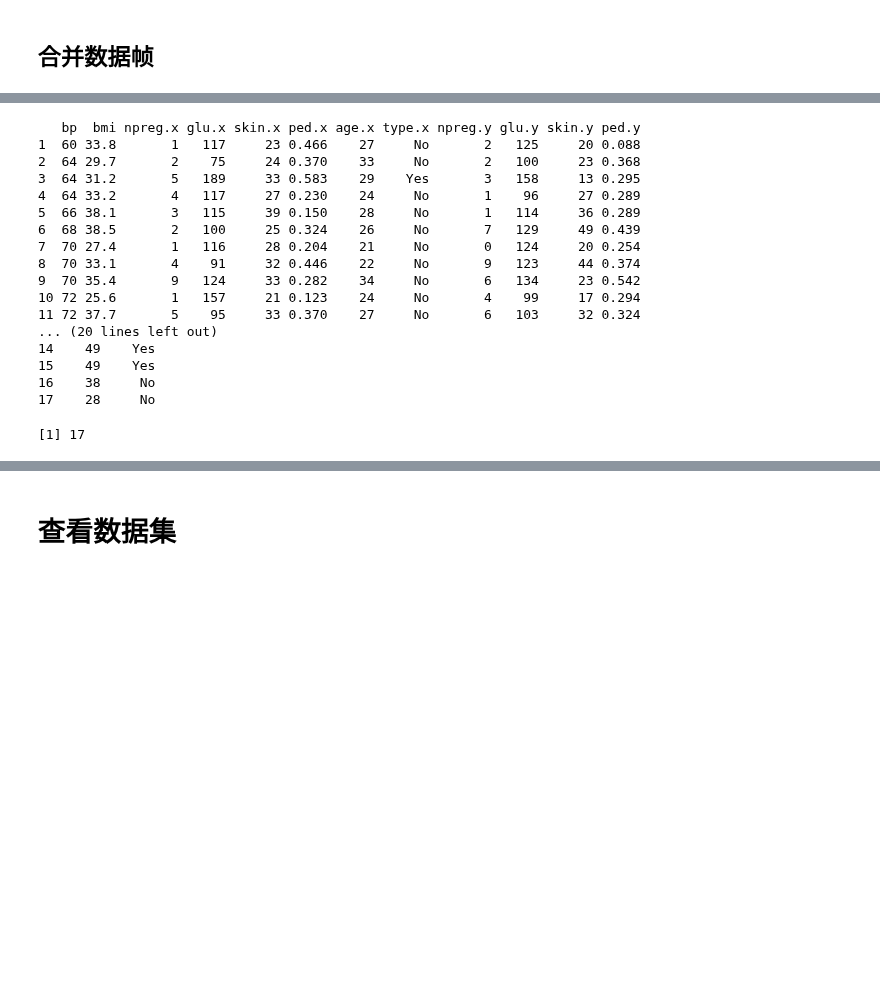
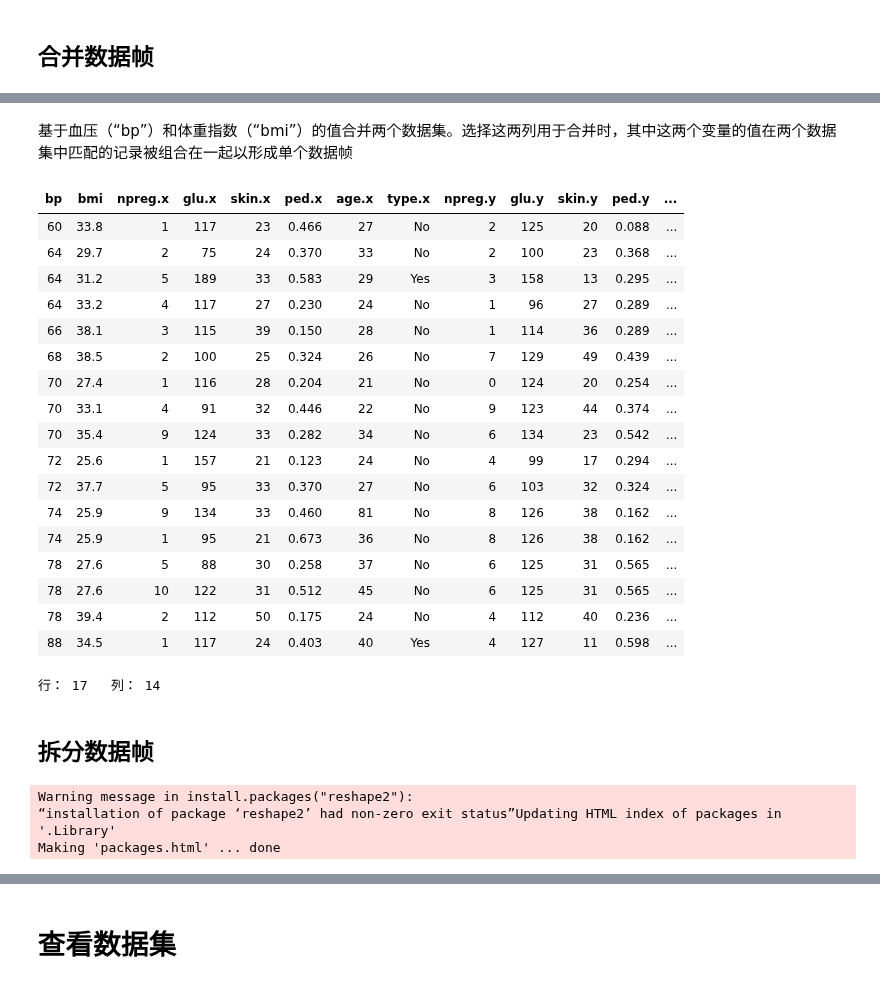
Before and after one commit to Sanningw/ML-and-DL, a Jupyter notebook: math/Statistics/R_data_concate.ipynb, the cells around one changed output, grey strips where cells are left out. Saved outputs shown, nothing was run; the diff lists cells and outputs as text; code cells hidden in the pictures; blank space fills up the shorter version.

```diff
--- a/math/Statistics/R_data_concate.ipynb
+++ b/math/Statistics/R_data_concate.ipynb
@@ -53,27 +72,38 @@ all.addresses
+# %% [markdown]
+基于血压（“bp”）和体重指数（“bmi”）的值合并两个数据集。选择这两列用于合并时，其中这两个变量的值在两个数据集中匹配的记录被组合在一起以形成单个数据帧
 # %%
 library(MASS)
 merged.Pima = merge(x = Pima.te, y = Pima.tr,
    by.x = c("bp", "bmi"),
    by.y = c("bp", "bmi")
 )
-print(merged.Pima)
-nrow(merged.Pima)
+merged.Pima
+cat("行：", nrow(merged.Pima), "\t列：", ncol(merged.Pima))
 # %% [output]
+| bp | bmi | npreg.x | glu.x | skin.x | ped.x | age.x | type.x | npreg.y | glu.y | skin.y | ped.y | ... |
+| 60 | 33.8 | 1 | 117 | 23 | 0.466 | 27 | No | 2 | 125 | 20 | 0.088 | ... |
+| 64 | 29.7 | 2 | 75 | 24 | 0.370 | 33 | No | 2 | 100 | 23 | 0.368 | ... |
+| 64 | 31.2 | 5 | 189 | 33 | 0.583 | 29 | Yes | 3 | 158 | 13 | 0.295 | ... |
+| 64 | 33.2 | 4 | 117 | 27 | 0.230 | 24 | No | 1 | 96 | 27 | 0.289 | ... |
+| 66 | 38.1 | 3 | 115 | 39 | 0.150 | 28 | No | 1 | 114 | 36 | 0.289 | ... |
+| 68 | 38.5 | 2 | 100 | 25 | 0.324 | 26 | No | 7 | 129 | 49 | 0.439 | ... |
+| 70 | 27.4 | 1 | 116 | 28 | 0.204 | 21 | No | 0 | 124 | 20 | 0.254 | ... |
+| 70 | 33.1 | 4 | 91 | 32 | 0.446 | 22 | No | 9 | 123 | 44 | 0.374 | ... |
+| 70 | 35.4 | 9 | 124 | 33 | 0.282 | 34 | No | 6 | 134 | 23 | 0.542 | ... |
+| 72 | 25.6 | 1 | 157 | 21 | 0.123 | 24 | No | 4 | 99 | 17 | 0.294 | ... |
+| 72 | 37.7 | 5 | 95 | 33 | 0.370 | 27 | No | 6 | 103 | 32 | 0.324 | ... |
+| 74 | 25.9 | 9 | 134 | 33 | 0.460 | 81 | No | 8 | 126 | 38 | 0.162 | ... |
+| 74 | 25.9 | 1 | 95 | 21 | 0.673 | 36 | No | 8 | 126 | 38 | 0.162 | ... |
+| 78 | 27.6 | 5 | 88 | 30 | 0.258 | 37 | No | 6 | 125 | 31 | 0.565 | ... |
+| 78 | 27.6 | 10 | 122 | 31 | 0.512 | 45 | No | 6 | 125 | 31 | 0.565 | ... |
+| 78 | 39.4 | 2 | 112 | 50 | 0.175 | 24 | No | 4 | 112 | 40 | 0.236 | ... |
+| 88 | 34.5 | 1 | 117 | 24 | 0.403 | 40 | Yes | 4 | 127 | 11 | 0.598 | ... |
-   bp  bmi npreg.x glu.x skin.x ped.x age.x type.x npreg.y glu.y skin.y ped.y
-1  60 33.8       1   117     23 0.466    27     No       2   125     20 0.088
-2  64 29.7       2    75     24 0.370    33     No       2   100     23 0.368
-3  64 31.2       5   189     33 0.583    29    Yes       3   158     13 0.295
-4  64 33.2       4   117     27 0.230    24     No       1    96     27 0.289
-5  66 38.1       3   115     39 0.150    28     No       1   114     36 0.289
-6  68 38.5       2   100     25 0.324    26     No       7   129     49 0.439
-7  70 27.4       1   116     28 0.204    21     No       0   124     20 0.254
-8  70 33.1       4    91     32 0.446    22     No       9   123     44 0.374
-9  70 35.4       9   124     33 0.282    34     No       6   134     23 0.542
-10 72 25.6       1   157     21 0.123    24     No       4    99     17 0.294
-11 72 37.7       5    95     33 0.370    27     No       6   103     32 0.324
-... (20 lines left out)
-14    49    Yes
-15    49    Yes
-16    38     No
-17    28     No
+行： 17   列： 14
-[1] 17
+# %% [markdown]
+## 拆分数据帧
+# %%
+install.packages("reshape2")
+# %% [output]
+Warning message in install.packages("reshape2"):
+“installation of package ‘reshape2’ had non-zero exit status”Updating HTML index of packages in '.Library'
+Making 'packages.html' ... done
```
Also changed, not shown: parts of 5 cells of this notebook, 1 other file.
